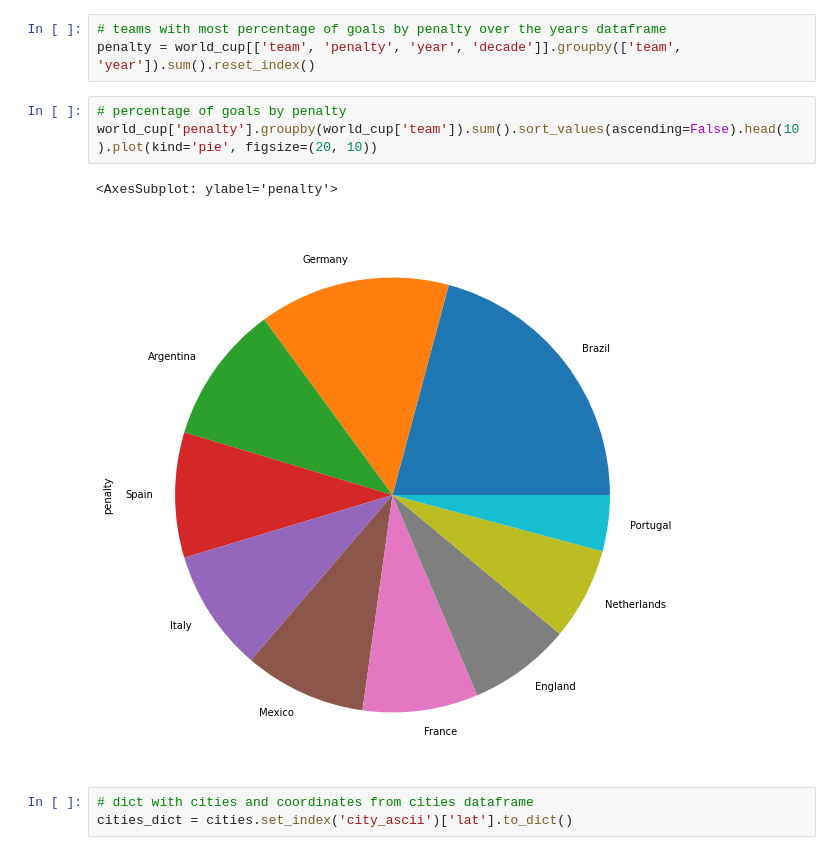
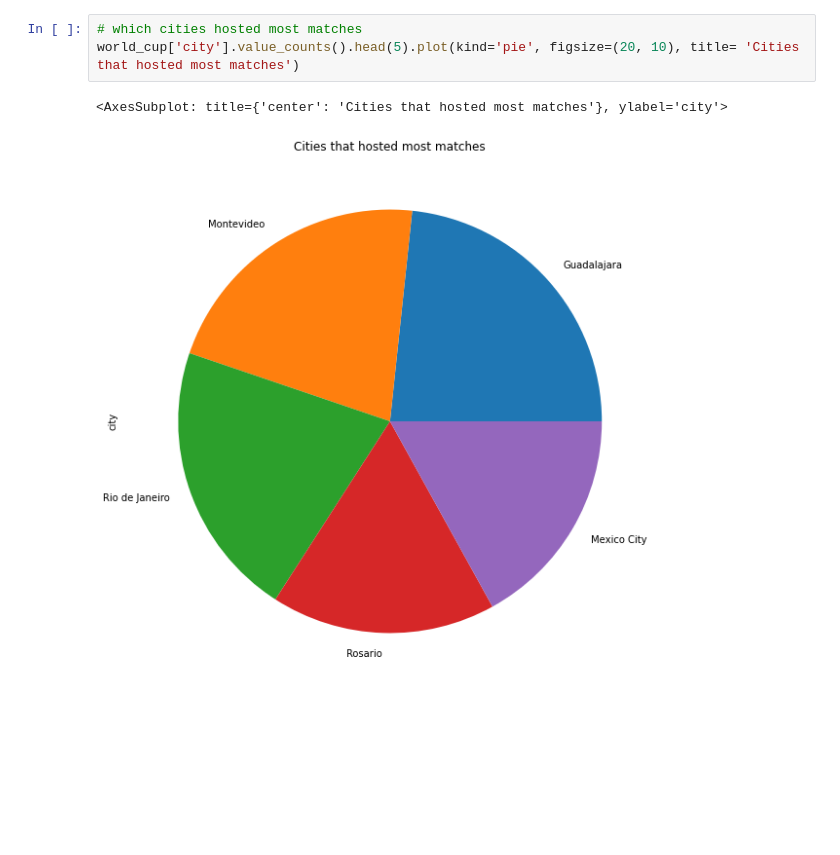
Before and after one commit to felipereis150/world_cup, a Jupyter notebook: EDA.ipynb, the cells around one changed output. Cells and saved outputs as stored; diff of their text form; blank space fills up the shorter version.

```diff
--- a/EDA.ipynb
+++ b/EDA.ipynb
@@ -119,12 +179,6 @@ world_cup['own_goal'].groupby(world_cup['team']).sum().sort_values(ascending=Fal
-# %%
-# teams with most percentage of goals by penalty over the years dataframe
-penalty = world_cup[['team', 'penalty', 'year', 'decade']].groupby(['team', 'year']).sum().reset_index()
-# %%
-# percentage of goals by penalty
-world_cup['penalty'].groupby(world_cup['team']).sum().sort_values(ascending=False).head(10).plot(kind='pie', figsize=(20, 10))
-# %% [output]
-<AxesSubplot: ylabel='penalty'>
-[figure, removed]
-# %%
-# dict with cities and coordinates from cities dataframe
-cities_dict = cities.set_index('city_ascii')['lat'].to_dict()
+# %%
+# which cities hosted most matches
+world_cup['city'].value_counts().head(5).plot(kind='pie', figsize=(20, 10), title= 'Cities that hosted most matches')
+# %% [output]
+<AxesSubplot: title={'center': 'Cities that hosted most matches'}, ylabel='city'>
+[figure, added]
```
Also changed, not shown: parts of 21 cells of this notebook, 2 other files.
